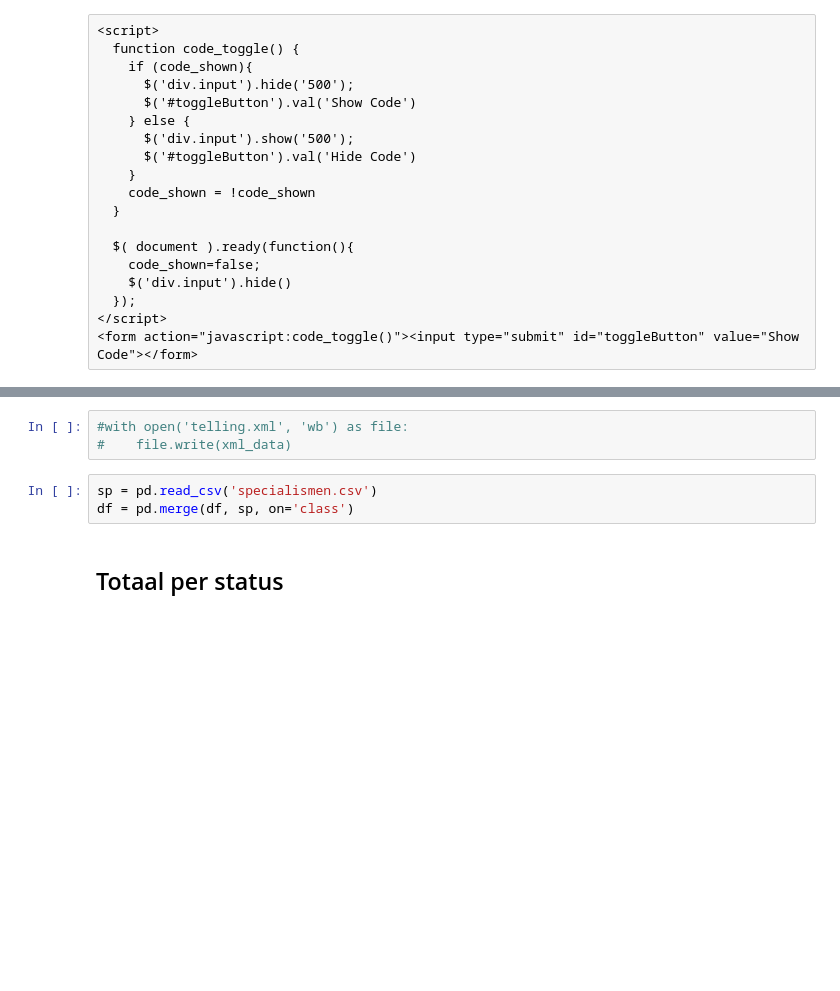
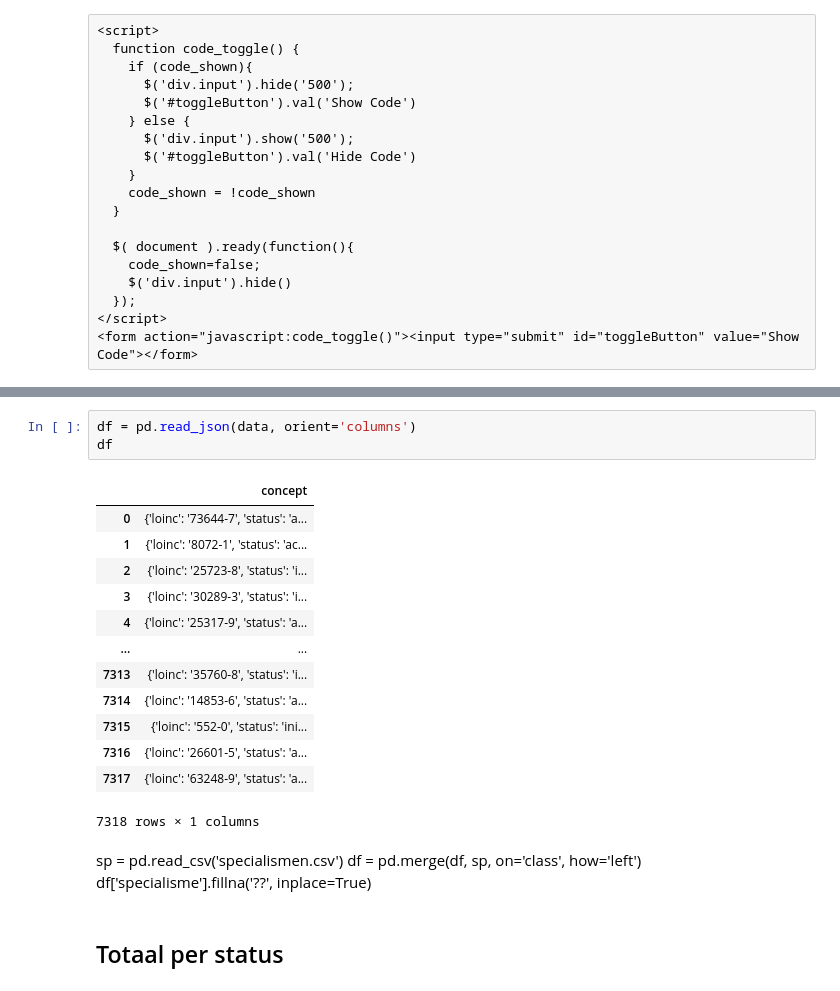
Before and after one commit to Nictiz/Labcodeset, a Jupyter notebook: report/labreport.ipynb, the cells around one changed output, grey strips where cells are left out. Saved outputs shown, nothing was run; the diff lists cells and outputs as text; blank space fills up the shorter version.

```diff
--- a/report/labreport.ipynb
+++ b/report/labreport.ipynb
@@ -37,12 +35,27 @@ df = read_xml(xml_data)
 response.status_code
 # %% [output]
 200
-# %%
-#with open('telling.xml', 'wb') as file:
-#    file.write(xml_data)
-# %%
-sp = pd.read_csv('specialismen.csv')
-df = pd.merge(df, sp, on='class')
+# %%
+df = pd.read_json(data, orient='columns')
+df
+# %% [output]
+|  | concept |
+| 0 | {'loinc': '73644-7', 'status': 'a... |
+| 1 | {'loinc': '8072-1', 'status': 'ac... |
+| 2 | {'loinc': '25723-8', 'status': 'i... |
+| 3 | {'loinc': '30289-3', 'status': 'i... |
+| 4 | {'loinc': '25317-9', 'status': 'a... |
+| ... | ... |
+| 7313 | {'loinc': '35760-8', 'status': 'i... |
+| 7314 | {'loinc': '14853-6', 'status': 'a... |
+| 7315 | {'loinc': '552-0', 'status': 'ini... |
+| 7316 | {'loinc': '26601-5', 'status': 'a... |
+| 7317 | {'loinc': '63248-9', 'status': 'a... |
+7318 rows × 1 columns
+# %% [markdown]
+sp = pd.read_csv('specialismen.csv')
+df = pd.merge(df, sp, on='class', how='left')
+df['specialisme'].fillna('??', inplace=True)
 # %% [markdown]
 ## Totaal per status
 # %%
```
Also changed, not shown: parts of 7 cells of this notebook, 23 other files.
